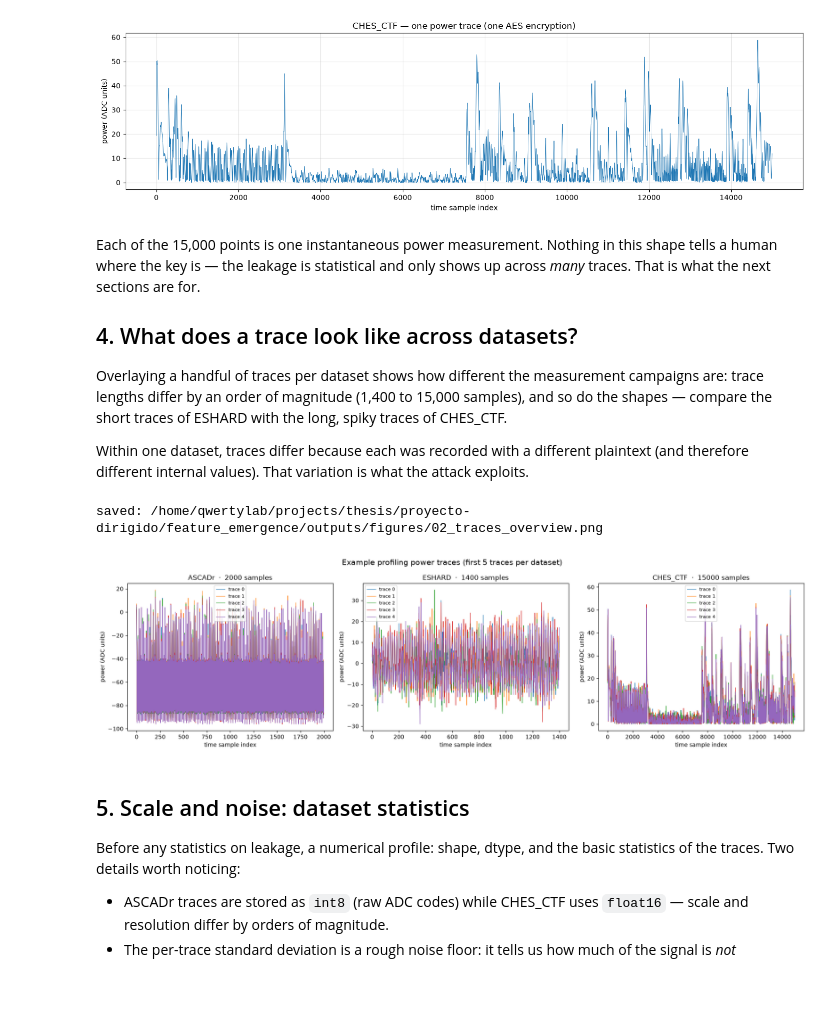
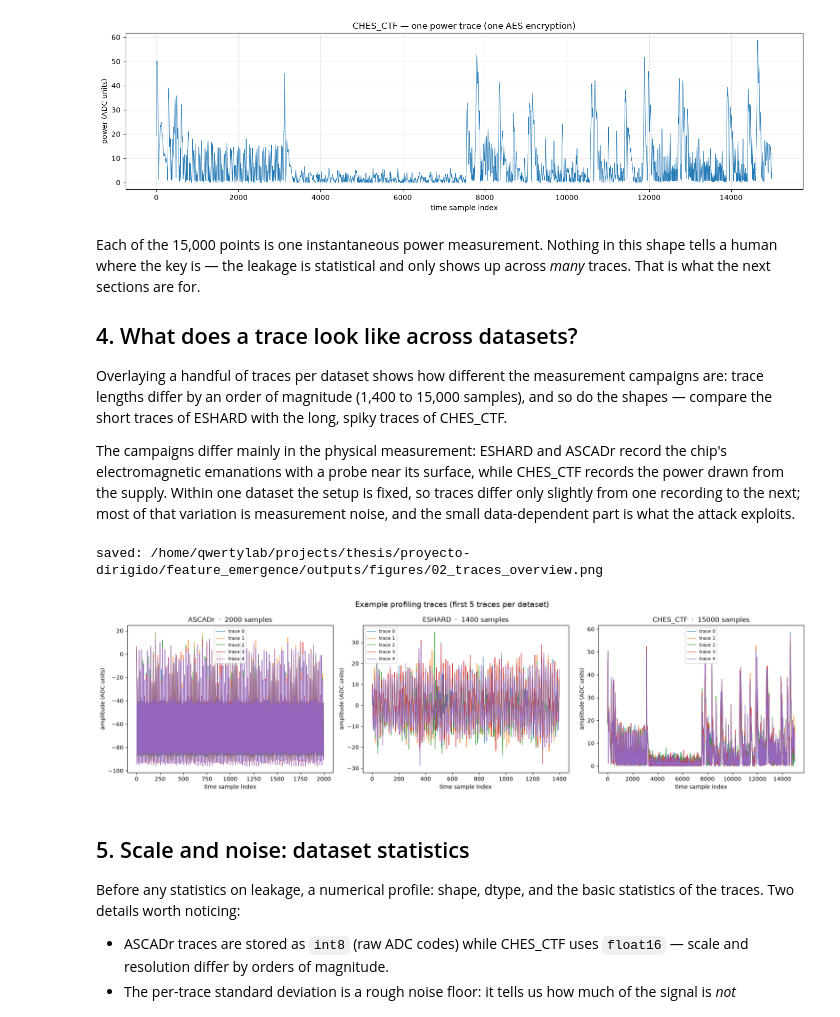
Before and after one commit to teravon/feature_emergence, a Jupyter notebook: docs/notebooks/01_the_data.ipynb, the cells around one changed output. Saved outputs shown, nothing was run; the diff lists cells and outputs as text; code cells hidden in the pictures; blank space fills up the shorter version.

```diff
--- a/docs/notebooks/01_the_data.ipynb
+++ b/docs/notebooks/01_the_data.ipynb
@@ -133,31 +134,34 @@ measurement campaigns are: trace lengths differ by an order of magnitude
 (1,400 to 15,000 samples), and so do the shapes — compare the short traces
 of ESHARD with the long, spiky traces of CHES_CTF.
 
-Within one dataset, traces differ because each was recorded with a different
-plaintext (and therefore different internal values). That variation is what
-the attack exploits.
+The campaigns differ mainly in the physical measurement: ESHARD and ASCADr
+record the chip's electromagnetic emanations with a probe near its surface,
+while CHES_CTF records the power drawn from the supply. Within one dataset
+the setup is fixed, so traces differ only slightly from one recording to
+the next; most of that variation is measurement noise, and the small
+data-dependent part is what the attack exploits.
 # %%
 N_TRACES = 5  # traces to overlay per dataset
 
 fig, axes = plt.subplots(1, 3, figsize=(18, 5))
 
 for ax, (name, ds) in zip(axes, DATASETS):
     for i in range(N_TRACES):
         ax.plot(ds.x_profiling[i], lw=0.8, label=f"trace {i}")
     ax.set_title(f"{name}  ·  {ds.x_profiling.shape[1]} samples")
     ax.set_xlabel("time sample index")
-    ax.set_ylabel("power (ADC units)")
+    ax.set_ylabel("amplitude (ADC units)")
     ax.legend(fontsize=8)
 
-fig.suptitle("Example profiling power traces (first 5 traces per dataset)", fontsize=14)
+fig.suptitle("Example profiling traces (first 5 traces per dataset)", fontsize=14)
 fig.tight_layout()
 
 fig.savefig(out / "02_traces_overview.png", dpi=150)
 print("saved:", out / "02_traces_overview.png")
 plt.show()
 # %% [output]
 saved: /home/qwertylab/projects/thesis/proyecto-dirigido/feature_emergence/outputs/figures/02_traces_overview.png
-[figure, old version]
+[figure, new version]
 # %% [markdown]
 ## 5. Scale and noise: dataset statistics
 
```
Also changed, not shown: parts of 3 cells of this notebook, 5 other files.
